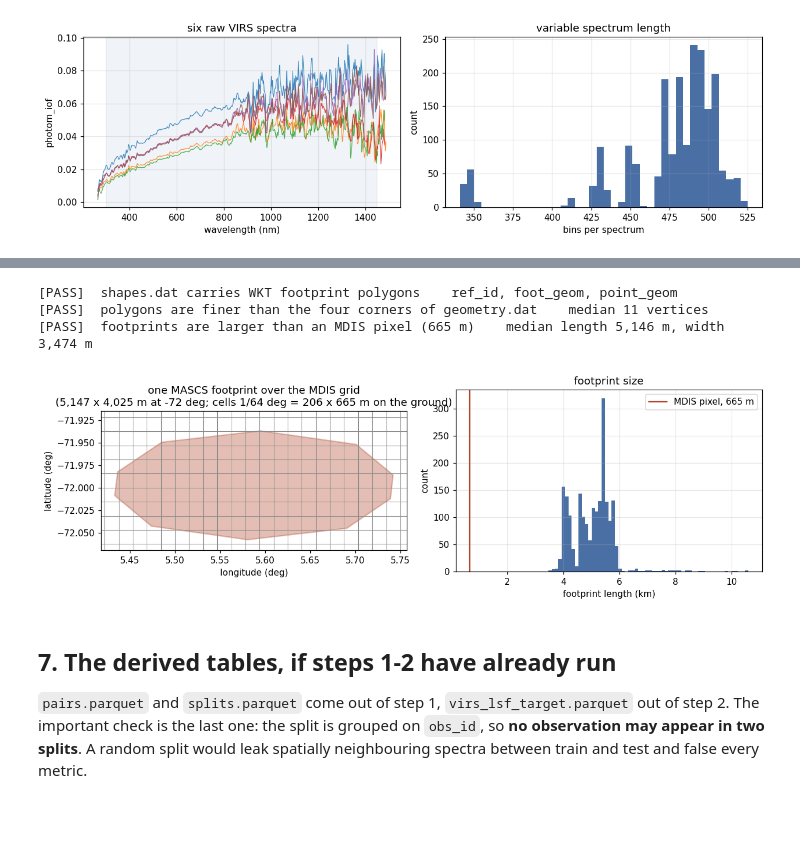
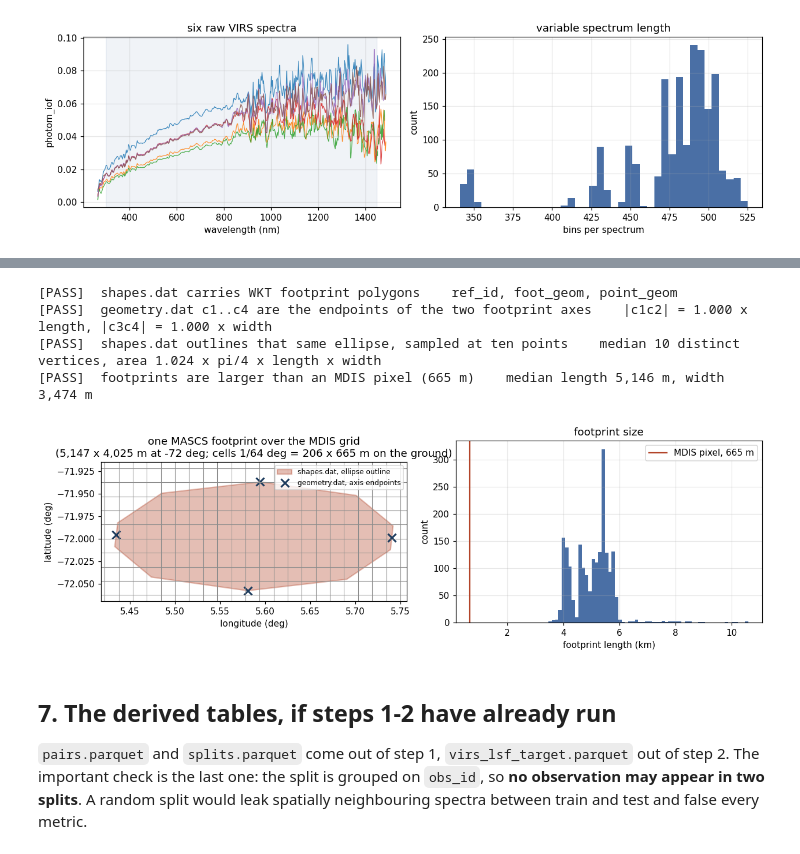
Before and after one commit to raphael-muller/mdis2vihi, a Jupyter notebook: notebooks/01_check_input_data.ipynb, the cells around one changed output, grey strips where cells are left out. Cells and saved outputs as stored; diff of their text form; code cells hidden in the pictures; blank space fills up the shorter version.

```diff
--- a/notebooks/01_check_input_data.ipynb
+++ b/notebooks/01_check_input_data.ipynb
@@ -333,58 +373,103 @@ less than that on the ground in longitude away from the equator.
 # %%
 from shapely import wkt  # noqa: E402
 
+# Distances and areas on the sphere the mosaic is projected on. PROJ derives it from
+# the CRS read in section 2, so no radius is written out here.
+GEOD = CRS.from_wkt(crs_wkt).get_geod()
+
 shp = pd.read_csv(SHAPES, nrows=2000)
-geo = pd.read_csv(GEOMETRY, nrows=2000, usecols=["ref_id", "length", "width", "surface"])
+geo = pd.read_csv(GEOMETRY, nrows=2000,
+                  usecols=["ref_id", "length", "width", "surface",
+                           "lat_center", "lon_center",
+                           *[f"lat_c{k}" for k in range(1, 5)],
+                           *[f"lon_c{k}" for k in range(1, 5)]])
 foot = shp.merge(geo, on="ref_id")
 foot["poly"] = foot.foot_geom.map(wkt.loads)
 
 
 def n_vertices(g):
-    # A few footprints straddle the 0/360 seam and come back as MultiPolygon.
+    # 429 footprints of the good set are stored in two parts and come back as
+    # MultiPolygon: 296 are split at the antimeridian, 133 at the prime meridian.
     return sum(len(part.exterior.coords) for part in getattr(g, "geoms", [g]))
 
 
+def axis_half_lengths(r):
+    """Distance from the centre to each of c1..c4, in metres (geodesic)."""
+    _, _, d = GEOD.inv([r.lon_center] * 4, [r.lat_center] * 4,
+                       [r[f"lon_c{k}"] for k in range(1, 5)],
+                       [r[f"lat_c{k}"] for k in range(1, 5)])
+    return np.asarray(d)
+
+
+def poly_area_m2(g):
+    """Area enclosed by the footprint outline on the sphere, in m^2."""
+    return sum(abs(GEOD.geometry_area_perimeter(part)[0])
+               for part in getattr(g, "geoms", [g]))
+
+
 nvert = foot.poly.map(n_vertices)
+half = np.stack(foot.apply(axis_half_lengths, axis=1).to_numpy())
+c12_over_length = 2 * half[:, :2].mean(1) / foot["length"].to_numpy()
+c34_over_width = 2 * half[:, 2:].mean(1) / foot["width"].to_numpy()
+area_ratio = np.array([poly_area_m2(g) for g in foot.poly]) \
+    / (np.pi / 4 * foot["length"].to_numpy() * foot["width"].to_numpy())
 
 check("shapes.dat carries WKT footprint polygons",
       {"foot_geom", "point_geom"} <= set(shp.columns), ", ".join(shp.columns))
-check("polygons are finer than the four corners of geometry.dat",
-      int(nvert.median()) > 5, f"median {int(nvert.median())} vertices")
+# geometry.dat and shapes.dat are two descriptions of the same ellipse, not a coarse
+# and a fine version of one shape: c1..c4 are the endpoints of the two axes, and
+# foot_geom is the boundary of that ellipse sampled at ten points.
+check("geometry.dat c1..c4 are the endpoints of the two footprint axes",
+      abs(np.median(c12_over_length) - 1) < 0.02 and abs(np.median(c34_over_width) - 1) < 0.02,
+      f"|c1c2| = {np.median(c12_over_length):.3f} x length, "
+      f"|c3c4| = {np.median(c34_over_width):.3f} x width")
+check("shapes.dat outlines that same ellipse, sampled at ten points",
+      int(nvert.median()) == 11 and abs(np.median(area_ratio) - 1) < 0.05,
+      f"median {int(nvert.median()) - 1} distinct vertices, area "
+      f"{np.median(area_ratio):.3f} x pi/4 x length x width")
 check("footprints are larger than an MDIS pixel (665 m)",
       float(foot["length"].median()) > 665.0,
       f"median length {foot['length'].median():,.0f} m, "
       f"width {foot['width'].median():,.0f} m")
 
 simple = foot[foot.poly.map(lambda g: g.geom_type == "Polygon")].reset_index(drop=True)
 i = int(np.argmin(np.abs(simple["length"].to_numpy() - simple["length"].median())))
-poly = simple.poly.iloc[i]
+row = simple.iloc[i]
+poly = row.poly
 x, y = np.array(poly.exterior.xy[0]), np.array(poly.exterior.xy[1])
-x = np.where(x > 180, x - 360, x)
+cx = np.array([row[f"lon_c{k}"] for k in range(1, 5)])
+cy = np.array([row[f"lat_c{k}"] for k in range(1, 5)])
+x, cx = np.where(x > 180, x - 360, x), np.where(cx > 180, cx - 360, cx)
 PX = 1 / 64                                   # MDIS pixel, in degrees
 
 fig, ax = plt.subplots(1, 2, figsize=(11.5, 3.8))
-ax[0].fill(x, y, color="#b3452a", alpha=0.35, ec="#b3452a", lw=1.5)
+ax[0].fill(x, y, color="#b3452a", alpha=0.35, ec="#b3452a", lw=1.5,
+           label="shapes.dat, ellipse outline")
+ax[0].plot(cx, cy, "x", color="#1b3a5c", ms=9, mew=2, ls="none",
+           label="geometry.dat, axis endpoints")
 for g in np.arange(np.floor(x.min() / PX) * PX, x.max() + PX, PX):
     ax[0].axvline(g, color="0.55", lw=0.7)
 for g in np.arange(np.floor(y.min() / PX) * PX, y.max() + PX, PX):
     ax[0].axhline(g, color="0.55", lw=0.7)
 lat0 = float(np.mean(y))
-px_lon_m = 665.24315270546 * np.cos(np.radians(lat0))
+px_lon_m = GEOD.inv(0.0, lat0, PX, lat0)[2]   # ground width of one cell at this latitude
 ax[0].set(xlabel="longitude (deg)", ylabel="latitude (deg)", aspect="equal",
           title=f"one MASCS footprint over the MDIS grid\n"
-                f"({simple['length'].iloc[i]:,.0f} x {simple['width'].iloc[i]:,.0f} m at "
+                f"({row['length']:,.0f} x {row['width']:,.0f} m at "
                 f"{lat0:.0f} deg; cells 1/64 deg = {px_lon_m:.0f} x 665 m on the ground)")
+ax[0].legend(loc="upper right", fontsize=8)
 ax[0].grid(False)
 ax[1].hist(foot["length"] / 1000, bins=60, color="#4a6fa5")
 ax[1].axvline(0.665, color="#b3452a", lw=1.5, label="MDIS pixel, 665 m")
 ax[1].set(xlabel="footprint length (km)", ylabel="count", title="footprint size")
 ax[1].legend()
 fig.tight_layout()
 # %% [output]
 [PASS]  shapes.dat carries WKT footprint polygons    ref_id, foot_geom, point_geom
-[PASS]  polygons are finer than the four corners of geometry.dat    median 11 vertices
+[PASS]  geometry.dat c1..c4 are the endpoints of the two footprint axes    |c1c2| = 1.000 x length, |c3c4| = 1.000 x width
+[PASS]  shapes.dat outlines that same ellipse, sampled at ten points    median 10 distinct vertices, area 1.024 x pi/4 x length x width
 [PASS]  footprints are larger than an MDIS pixel (665 m)    median length 5,146 m, width 3,474 m
-[figure, old version]
+[figure, new version]
 # %% [markdown]
 ## 7. The derived tables, if steps 1-2 have already run
 
```
Also changed, not shown: parts of 7 cells of this notebook, 32 other files.
